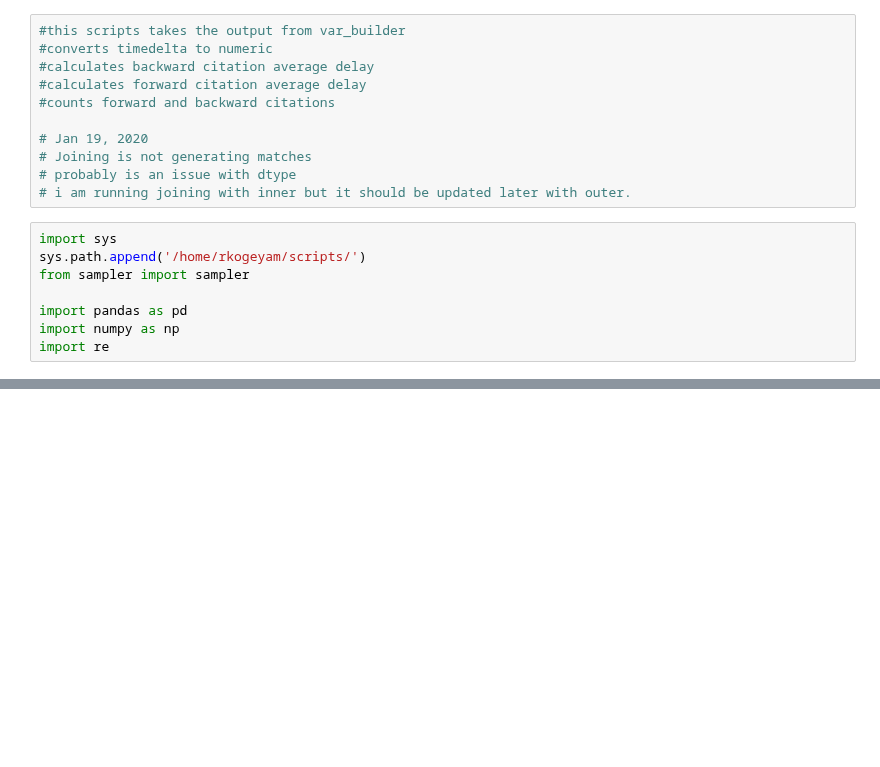
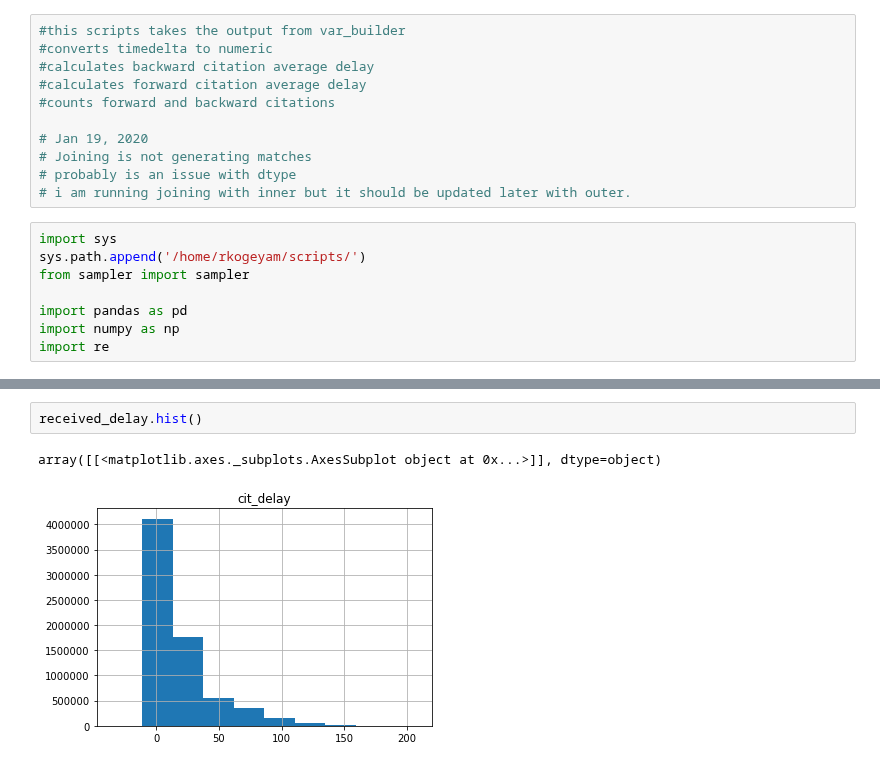
Before and after one commit to rsdias/patent_analysis, a Jupyter notebook: cit_delay.ipynb, the cells around one changed output, grey strips where cells are left out. Cells and saved outputs as stored; diff of their text form; blank space fills up the shorter version.

```diff
--- a/cit_delay.ipynb
+++ b/cit_delay.ipynb
@@ -57 +74,6 @@ back_citation        int64
 dtype: object
+# %%
+received_delay.hist()
+# %% [output]
+array([[<matplotlib.axes._subplots.AxesSubplot object at 0x...>]], dtype=object)
+[figure, added]
```
Also changed, not shown: parts of 24 cells of this notebook, 16 other files.
